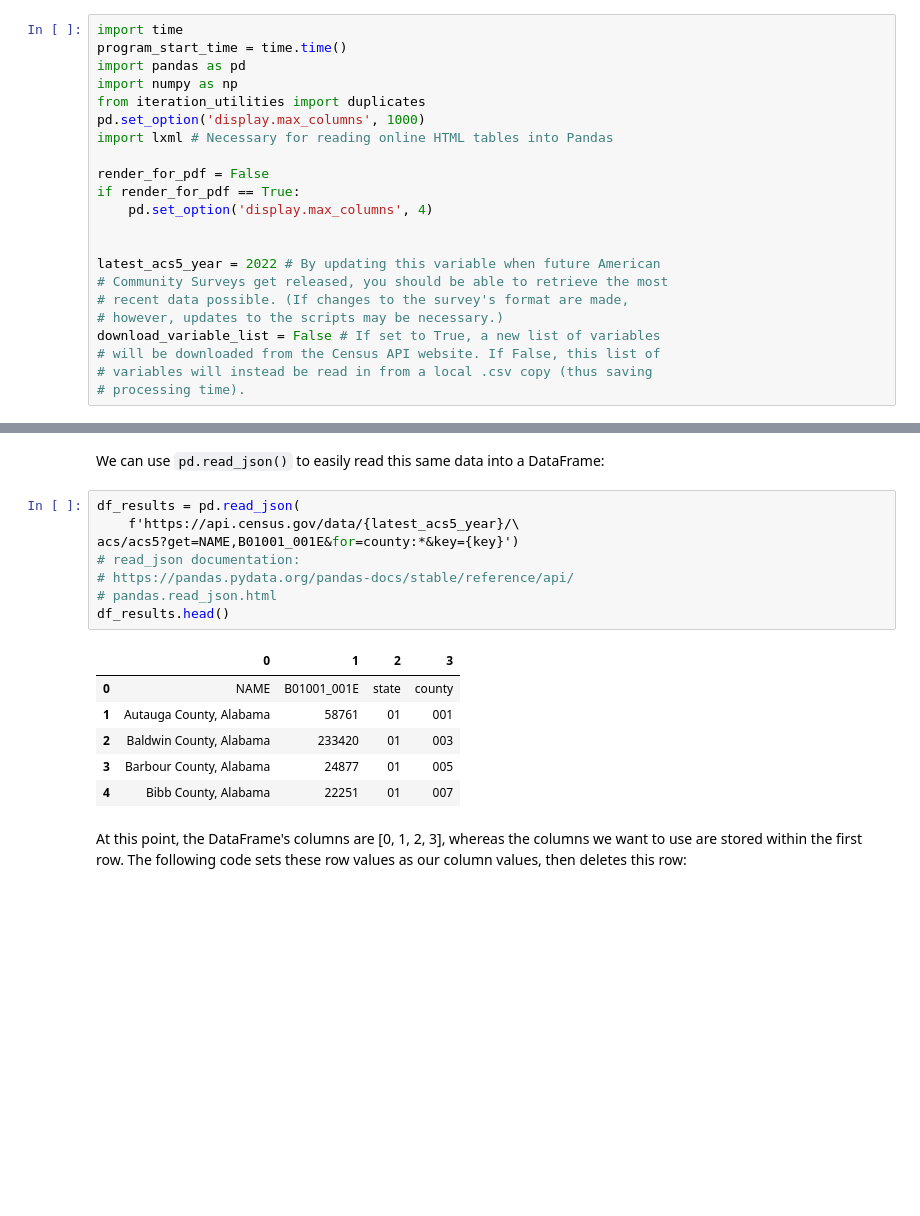
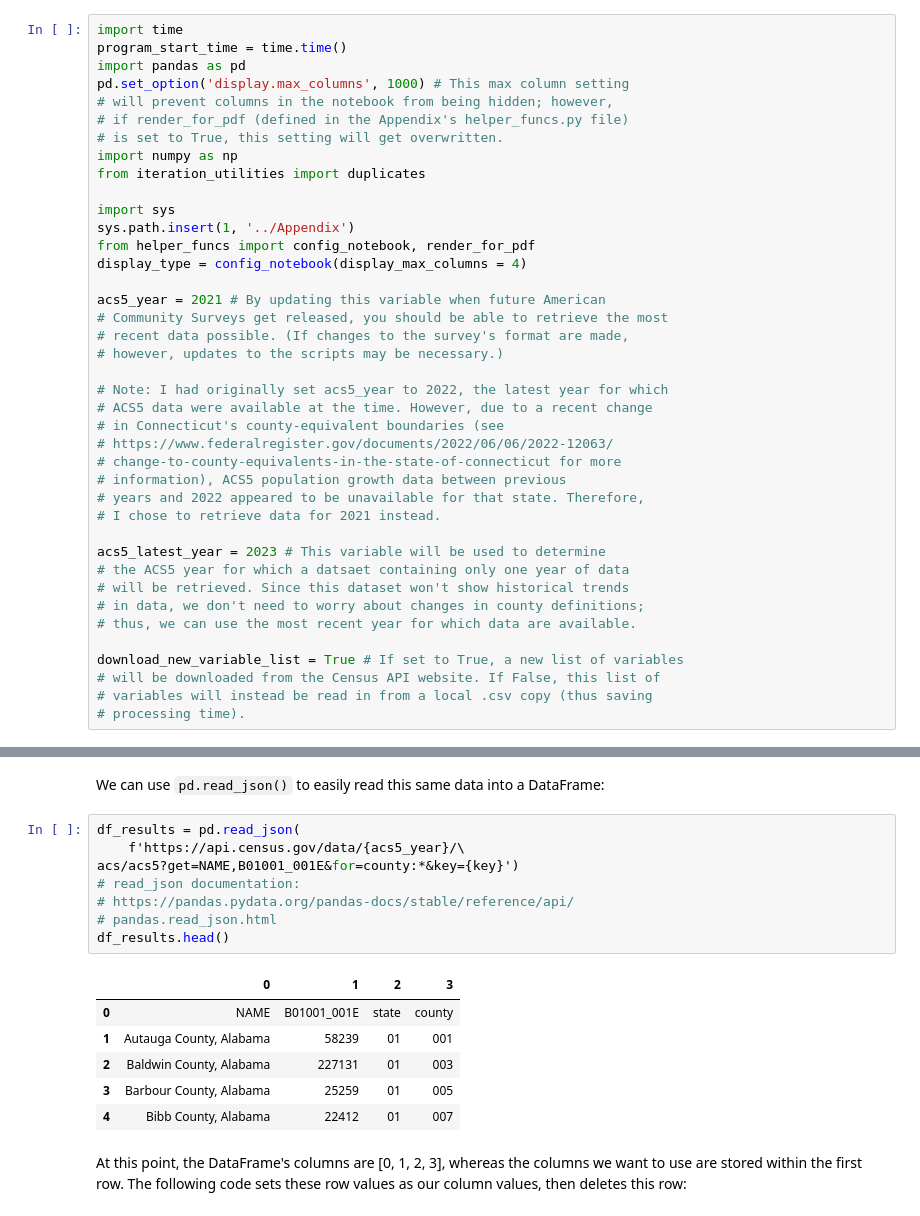
Before and after one commit to kburchfiel/pfn, a Jupyter notebook: Census_Data_Imports/census_data_imports.ipynb, the cells around one changed output, grey strips where cells are left out. Drawn from its saved outputs; the diff is of its cells as text; blank space fills up the shorter version.

```diff
--- a/Census_Data_Imports/census_data_imports.ipynb
+++ b/Census_Data_Imports/census_data_imports.ipynb
@@ -39,21 +30,39 @@ Importing relevant libraries and setting two configuration variables:
 import time
 program_start_time = time.time()
 import pandas as pd
+pd.set_option('display.max_columns', 1000) # This max column setting
+# will prevent columns in the notebook from being hidden; however,
+# if render_for_pdf (defined in the Appendix's helper_funcs.py file)
+# is set to True, this setting will get overwritten.
 import numpy as np
 from iteration_utilities import duplicates
-pd.set_option('display.max_columns', 1000)
-import lxml # Necessary for reading online HTML tables into Pandas
 
-render_for_pdf = False
-if render_for_pdf == True:
-    pd.set_option('display.max_columns', 4)
+import sys
+sys.path.insert(1, '../Appendix')
+from helper_funcs import config_notebook, render_for_pdf
+display_type = config_notebook(display_max_columns = 4)
 
-
-latest_acs5_year = 2022 # By updating this variable when future American
+acs5_year = 2021 # By updating this variable when future American
 # Community Surveys get released, you should be able to retrieve the most
 # recent data possible. (If changes to the survey's format are made,
 # however, updates to the scripts may be necessary.)
-download_variable_list = False # If set to True, a new list of variables
+
+# Note: I had originally set acs5_year to 2022, the latest year for which
+# ACS5 data were available at the time. However, due to a recent change
+# in Connecticut's county-equivalent boundaries (see
+# https://www.federalregister.gov/documents/2022/06/06/2022-12063/
+# change-to-county-equivalents-in-the-state-of-connecticut for more
+# information), ACS5 population growth data between previous
+# years and 2022 appeared to be unavailable for that state. Therefore,
+# I chose to retrieve data for 2021 instead.
+
+acs5_latest_year = 2023 # This variable will be used to determine
+# the ACS5 year for which a datsaet containing only one year of data
+# will be retrieved. Since this dataset won't show historical trends
+# in data, we don't need to worry about changes in county definitions;
+# thus, we can use the most recent year for which data are available.
+
+download_new_variable_list = True # If set to True, a new list of variables
 # will be downloaded from the Census API website. If False, this list of
 # variables will instead be read in from a local .csv copy (thus saving
 # processing time).
@@ -90,19 +101,19 @@ If you replace the 'YOUR_KEY_GOES_HERE' component of the URL with your actual ke
 We can use `pd.read_json()` to easily read this same data into a DataFrame:
 # %%
 df_results = pd.read_json(
-    f'https://api.census.gov/data/{latest_acs5_year}/\
+    f'https://api.census.gov/data/{acs5_year}/\
 acs/acs5?get=NAME,B01001_001E&for=county:*&key={key}')
 # read_json documentation:
 # https://pandas.pydata.org/pandas-docs/stable/reference/api/
 # pandas.read_json.html
 df_results.head()
 # %% [output]
 |  | 0 | 1 | 2 | 3 |
 | 0 | NAME | B01001_001E | state | county |
-| 1 | Autauga County, Alabama | 58761 | 01 | 001 |
-| 2 | Baldwin County, Alabama | 233420 | 01 | 003 |
-| 3 | Barbour County, Alabama | 24877 | 01 | 005 |
-| 4 | Bibb County, Alabama | 22251 | 01 | 007 |
+| 1 | Autauga County, Alabama | 58239 | 01 | 001 |
+| 2 | Baldwin County, Alabama | 227131 | 01 | 003 |
+| 3 | Barbour County, Alabama | 25259 | 01 | 005 |
+| 4 | Bibb County, Alabama | 22412 | 01 | 007 |
 # %% [markdown]
 At this point, the DataFrame's columns are [0, 1, 2, 3], whereas the columns we want to use are stored within the first row. The following code sets these row values as our column values, then deletes this row:
 # %%
```
Also changed, not shown: parts of 109 cells of this notebook, 7 other files.
